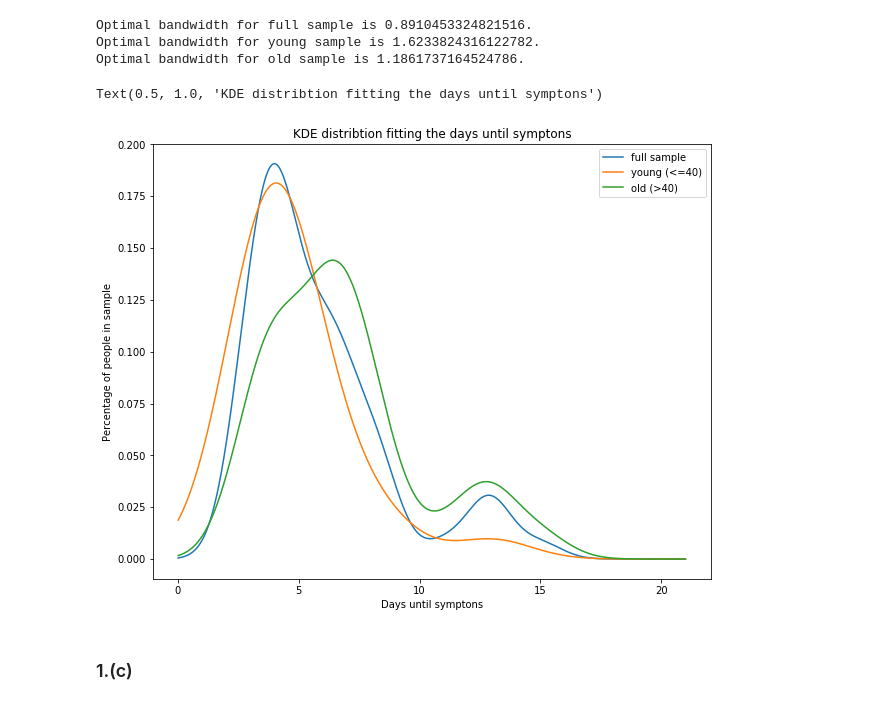
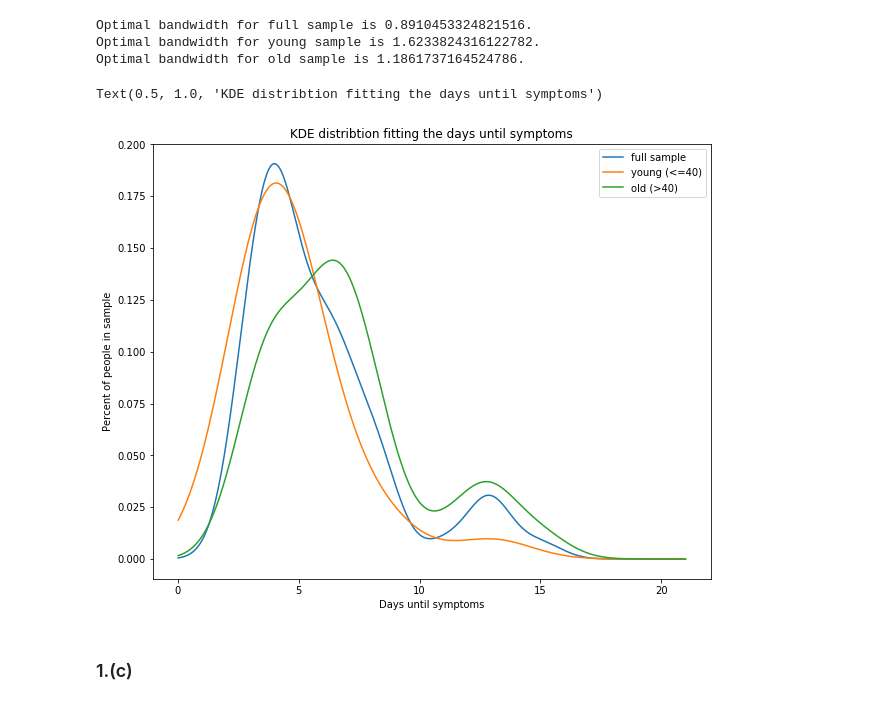
Before and after one commit to timqzhang/persp-research-econ_Spr20, a Jupyter notebook: ProblemSets/PS1/hw1-sol-QianZhang.ipynb, the cells around one changed output. Saved outputs shown, nothing was run; the diff lists cells and outputs as text; code cells hidden in the pictures.

```diff
--- a/ProblemSets/PS1/hw1-sol-QianZhang.ipynb
+++ b/ProblemSets/PS1/hw1-sol-QianZhang.ipynb
@@ -123,19 +123,19 @@ logprob_old=kde_old.score_samples(x_pts).reshape((1000,1))
 # %%
 # draw the plot
 
 plt.figure(figsize=(10,8))
 ax=plt.gca()
 
 ax.plot(x_pts,np.exp(logprob_tot),label='full sample')
 ax.plot(x_pts,np.exp(logprob_young),label='young (<=40)')
 ax.plot(x_pts,np.exp(logprob_old),label='old (>40)')
 plt.legend()
-plt.xlabel('Days until symptons')
-plt.ylabel('Percentage of people in sample')
-plt.title('KDE distribtion fitting the days until symptons')
+plt.xlabel('Days until symptoms')
+plt.ylabel('Percent of people in sample')
+plt.title('KDE distribtion fitting the days until symptoms')
 # %% [output]
-Text(0.5, 1.0, 'KDE distribtion fitting the days until symptons')
+Text(0.5, 1.0, 'KDE distribtion fitting the days until symptoms')
-[figure, old version]
+[figure, new version]
 # %% [markdown]
 ### 1.(c)
 # %% [markdown]
```
Also changed, not shown: parts of 5 cells of this notebook.
